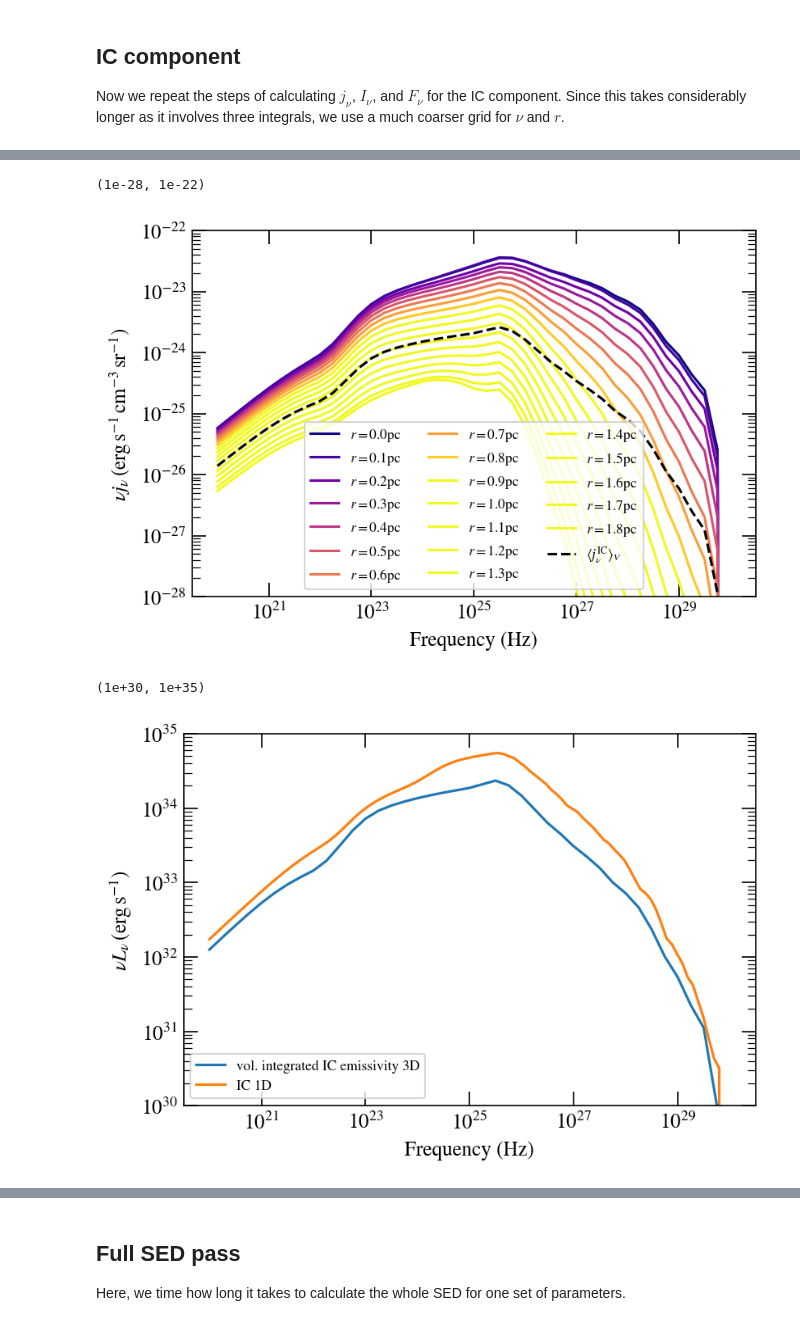
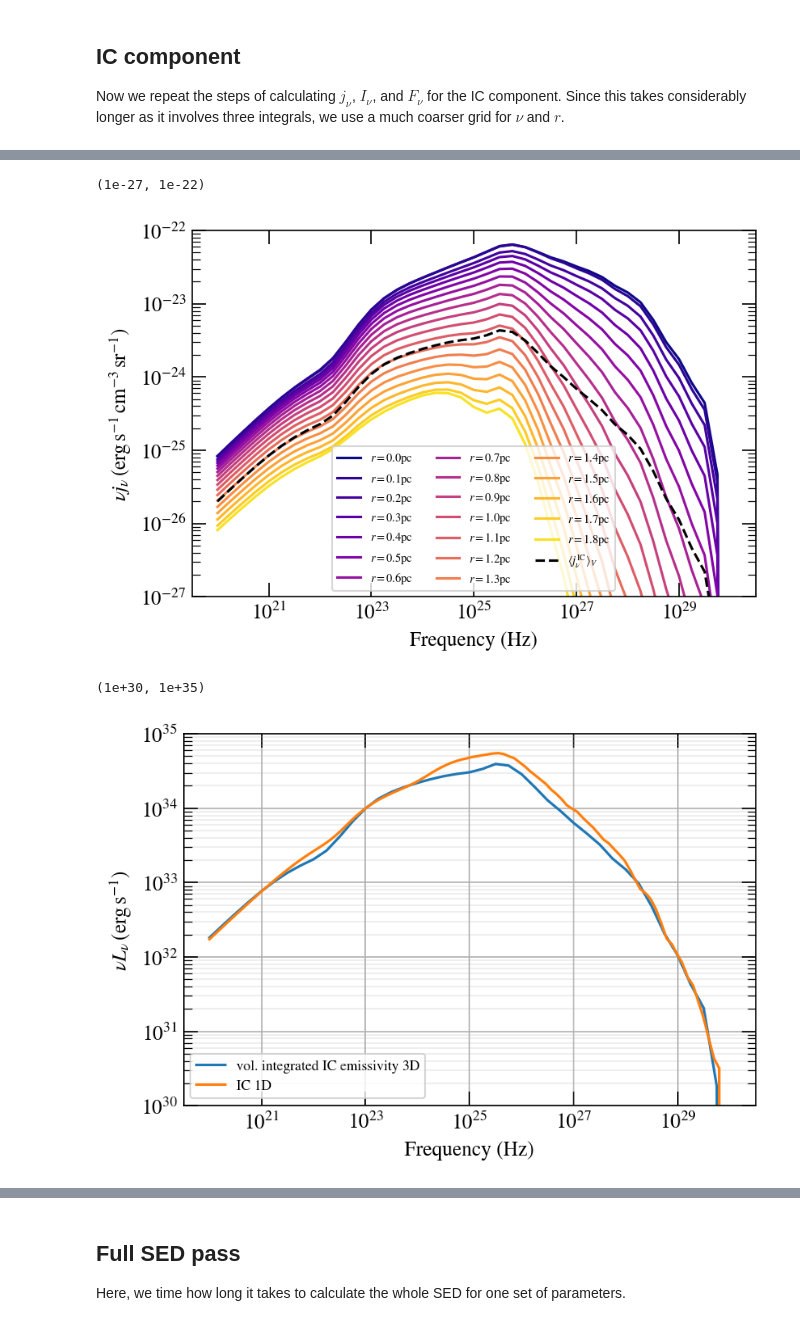
Before and after one commit to me-manu/crabmeyerpy, a Jupyter notebook: notebooks/demo_3d.ipynb, the cells around one changed output, grey strips where cells are left out. Saved outputs shown, nothing was run; the diff lists cells and outputs as text; code cells hidden in the pictures.

```diff
--- a/notebooks/demo_3d.ipynb
+++ b/notebooks/demo_3d.ipynb
@@ -108,18 +108,18 @@ Next we initialize the 3D model
 # config to match 1D case
 config = {
     # electron spectrum parameters
-    "Nradio": np.exp(-9.5), # these are just some scalings
+    "Nradio": np.exp(-9.5) * 1.3, # these are just some scalings
     "gradio_min": np.exp(3.1),
     "gradio_max": np.exp(12.1),
     "Sradio": -1.60,
-    "Nwind": np.exp(-48.), # these are just some scalings
+    "Nwind": np.exp(-48.) * 2, # these are just some scalings
     "gmin": np.exp(3.1),
     "gmax": np.exp(30.),
-    "gwind_min": np.exp(12.96),
-    "gwind_max": np.exp(22.51),
+    "gwind_min": np.exp(13.1),
+    "gwind_max": np.exp(22.6),
     "gwind_b": 1. / np.exp(19.5),
-    "Swind": -2.9,
-    "Sbreak": -0.5,
+    "Swind": -2.85,
+    "Sbreak": -0.6,
     "sup_wind": 2.8,
     # spatial parameters, this is new
     "gamma_br_const": 34e9 / m_e_eV, # below this gamma value, the nebula has constant size, in Hillas et al: 34. GeV
@@ -150,3 +150,13 @@ def const_B(r, **params):
 # %%
 ssc = CrabSSC3D(copy.deepcopy(config), n_el_spec, const_B, d_kpc=d, r0_pc=r0_pc, log_level="DEBUG",
                 ic_sync=True, ic_cmb=True, ic_dust=True)
+# %%
+# change dust extension to size of whole nebula
+ssc.parameters['dust_extension'] = np.tan(ssc.r0 / ssc.d) / arcmin2rad
+print(ssc.parameters['dust_extension'])
+
+# and set it to constant
+ssc.dust_radial_dependence = 'const'
+
+# decrease dust norm
+ssc.parameters['dust_norm'] = 7e-69
@@ -420,6 +435,11 @@ r1_steps = 22   # steps for integration over radius, see Atoyan & Aharonian (199
 # %%
 ssc.integration_mode = "numba_piecewise"  # fastest mode of integration
 ssc.use_fast_interp = True  # fastest mode of interpolation
+
+ssc.ic_sync = True
+ssc.ic_dust = True
+ssc.ic_cmb = True
+
 
 t0 = time.time()
 j_nu_ic = ssc.j_ic(nu_ic, r_ic,
@@ -445,29 +465,29 @@ This took 101.51s
 # %%
 plt.figure(dpi=150)
 
 for i, ri in enumerate(r_ic):
     plt.loglog(nu_ic, j_nu_ic[:,i] * nu_ic,
-               color=plt.cm.plasma(i/r.size),
+               color=plt.cm.plasma(i/r_ic.size),
                label='$r={0:.1f}$pc'.format(ri / kpc2cm * 1e3)
               )
 
 # compute volume averaged n_el
 V0 = 4. / 3. * np.pi * ssc.r0 ** 3.
-j_nu_ic_avg = 4. * np.pi * simps(j_nu_ic * rri ** 2., rri) / V0
+j_nu_ic_avg = 4. * np.pi * simps(j_nu_ic * rri ** 2. * rri, np.log(rri)) / V0
 
 plt.loglog(nu_ic, j_nu_ic_avg * nu_ic,
            color='k',
            ls='--',
            label=r'$\langle j_\nu^\mathrm{IC} \rangle_V$'
            )
 
-plt.legend(fontsize='small', ncol=3)
+plt.legend(fontsize='x-small', ncol=3)
 plt.xlabel("Frequency (Hz)")
 plt.ylabel(r"$\nu j_\nu\,(\mathrm{erg}\,\mathrm{s}^{-1}\,\mathrm{cm}^{-3}\,\mathrm{sr}^{-1}$)")
-plt.ylim(1e-28, 1e-22)
+plt.ylim(1e-27, 1e-22)
 # %% [output]
-(1e-28, 1e-22)
+(1e-27, 1e-22)
-[figure, old version]
+[figure, new version]
 # %%
 # Calculate the luminosity
 # one factor of 4 pi from volume integral, second one from integral over
@@ -482,10 +502,12 @@ plot_1d(fig=fig, ic=True, sync=False, dust=False)
 plt.legend(fontsize='small')
 plt.xlabel("Frequency (Hz)")
 plt.ylabel(r"$\nu L_\nu\,(\mathrm{erg}\,\mathrm{s}^{-1}$)")
+plt.grid()
+plt.grid(which='minor', lw=0.2)
 plt.ylim(1e30, 1e35)
 # %% [output]
 (1e+30, 1e+35)
-[figure, old version]
+[figure, new version]
 # %%
 I_nu_ic, theta_arcmin_ic, _ = ssc.intensity2(nu_ic, theta=20, which='ic', integration_mode='romb', r_steps=129)
 # %%
```
Also changed, not shown: parts of 13 cells of this notebook, 1 other file.
